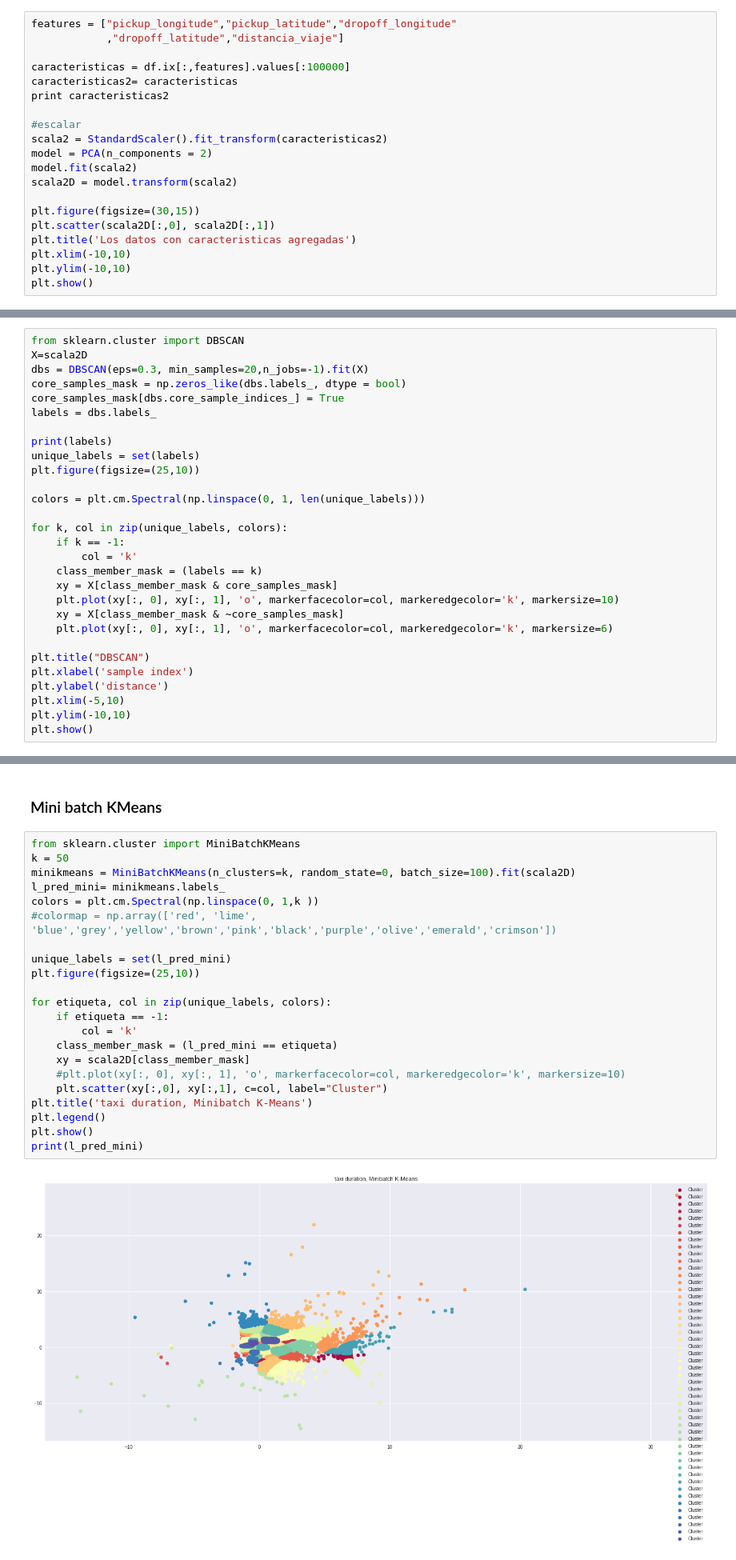
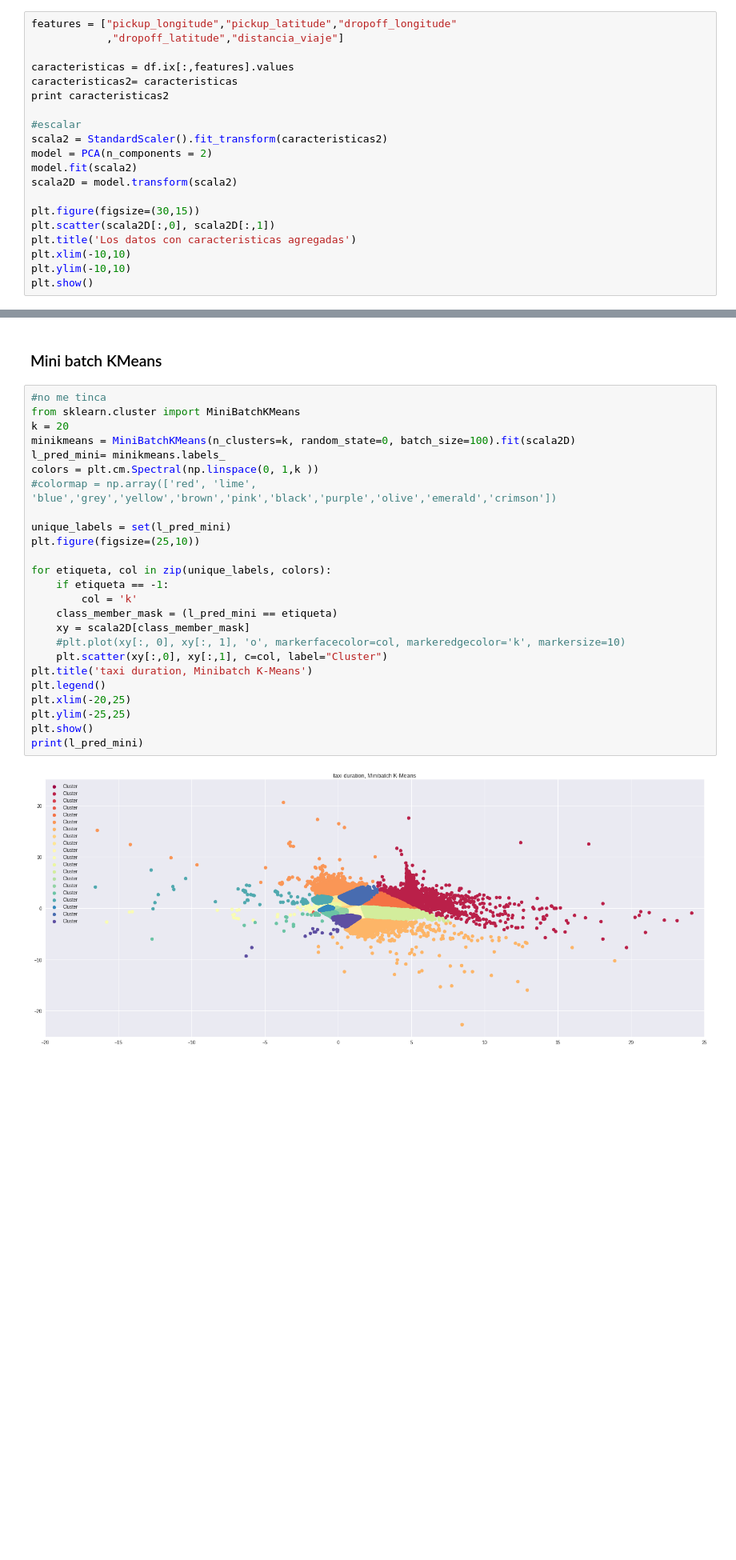
Before and after one commit to FMena14/Kaggle, a Jupyter notebook: TaxiDuration/CodigoTaxis.ipynb, the cells around one changed output, grey strips where cells are left out. Shown at 80% size. Saved outputs shown, nothing was run; the diff lists cells and outputs as text; blank space fills up the shorter version.

```diff
--- a/TaxiDuration/CodigoTaxis.ipynb
+++ b/TaxiDuration/CodigoTaxis.ipynb
@@ -549,7 +547,7 @@ print X.shape
 features = ["pickup_longitude","pickup_latitude","dropoff_longitude"
             ,"dropoff_latitude","distancia_viaje"]
 
-caracteristicas = df.ix[:,features].values[:100000]
+caracteristicas = df.ix[:,features].values
 caracteristicas2= caracteristicas
 print caracteristicas2
 
@@ -585,29 +580,0 @@ plt.show()
-# %%
-from sklearn.cluster import DBSCAN
-X=scala2D
-dbs = DBSCAN(eps=0.3, min_samples=20,n_jobs=-1).fit(X)
-core_samples_mask = np.zeros_like(dbs.labels_, dtype = bool)
-core_samples_mask[dbs.core_sample_indices_] = True
-labels = dbs.labels_
-
-print(labels)
-unique_labels = set(labels)
-plt.figure(figsize=(25,10))
-
-colors = plt.cm.Spectral(np.linspace(0, 1, len(unique_labels)))
-
-for k, col in zip(unique_labels, colors):
-    if k == -1:
-        col = 'k'
-    class_member_mask = (labels == k)
-    xy = X[class_member_mask & core_samples_mask]
-    plt.plot(xy[:, 0], xy[:, 1], 'o', markerfacecolor=col, markeredgecolor='k', markersize=10)
-    xy = X[class_member_mask & ~core_samples_mask]
-    plt.plot(xy[:, 0], xy[:, 1], 'o', markerfacecolor=col, markeredgecolor='k', markersize=6)
-
-plt.title("DBSCAN")
-plt.xlabel('sample index')
-plt.ylabel('distance')
-plt.xlim(-5,10)
-plt.ylim(-10,10)
-plt.show()
@@ -631,26 +599,29 @@ plt.show()
 # %% [markdown]
 ### Mini batch KMeans
 # %%
+#no me tinca
 from sklearn.cluster import MiniBatchKMeans
-k = 50
+k = 20
 minikmeans = MiniBatchKMeans(n_clusters=k, random_state=0, batch_size=100).fit(scala2D)
 l_pred_mini= minikmeans.labels_
 colors = plt.cm.Spectral(np.linspace(0, 1,k ))
 #colormap = np.array(['red', 'lime', 'blue','grey','yellow','brown','pink','black','purple','olive','emerald','crimson'])
 
 unique_labels = set(l_pred_mini)
 plt.figure(figsize=(25,10))
 
 for etiqueta, col in zip(unique_labels, colors):
     if etiqueta == -1:
         col = 'k'
     class_member_mask = (l_pred_mini == etiqueta)
     xy = scala2D[class_member_mask]
     #plt.plot(xy[:, 0], xy[:, 1], 'o', markerfacecolor=col, markeredgecolor='k', markersize=10)
     plt.scatter(xy[:,0], xy[:,1], c=col, label="Cluster")
 plt.title('taxi duration, Minibatch K-Means')
 plt.legend()
+plt.xlim(-20,25)
+plt.ylim(-25,25)
 plt.show()
 print(l_pred_mini)
 # %% [output]
-[figure, old version]
+[figure, new version]
```
Also changed, not shown: parts of 15 cells of this notebook.
